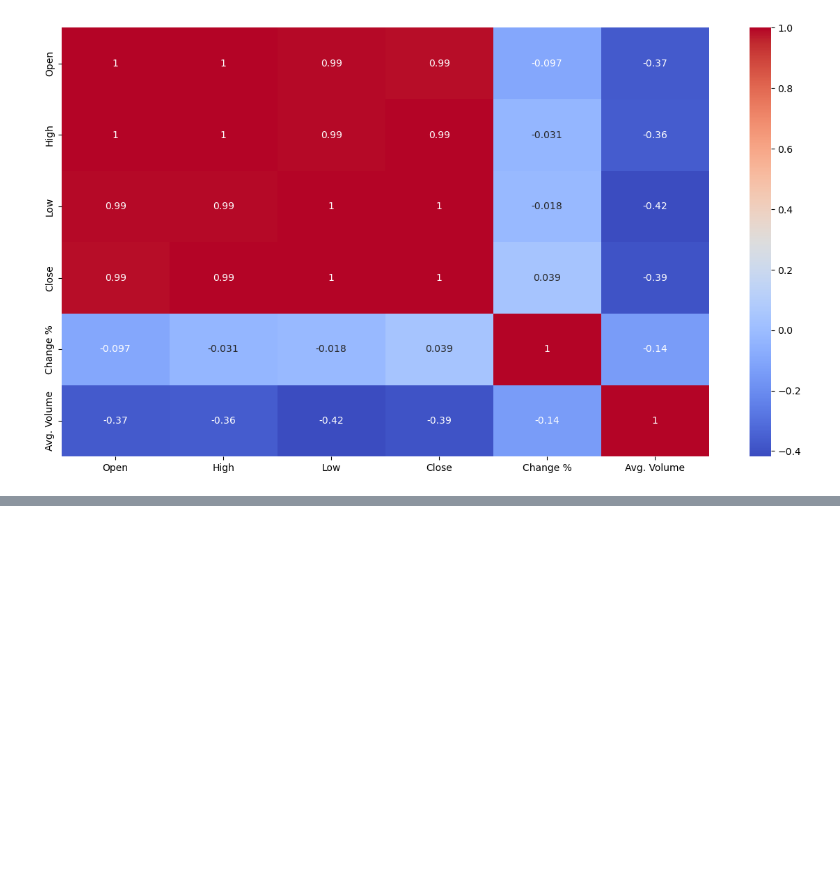
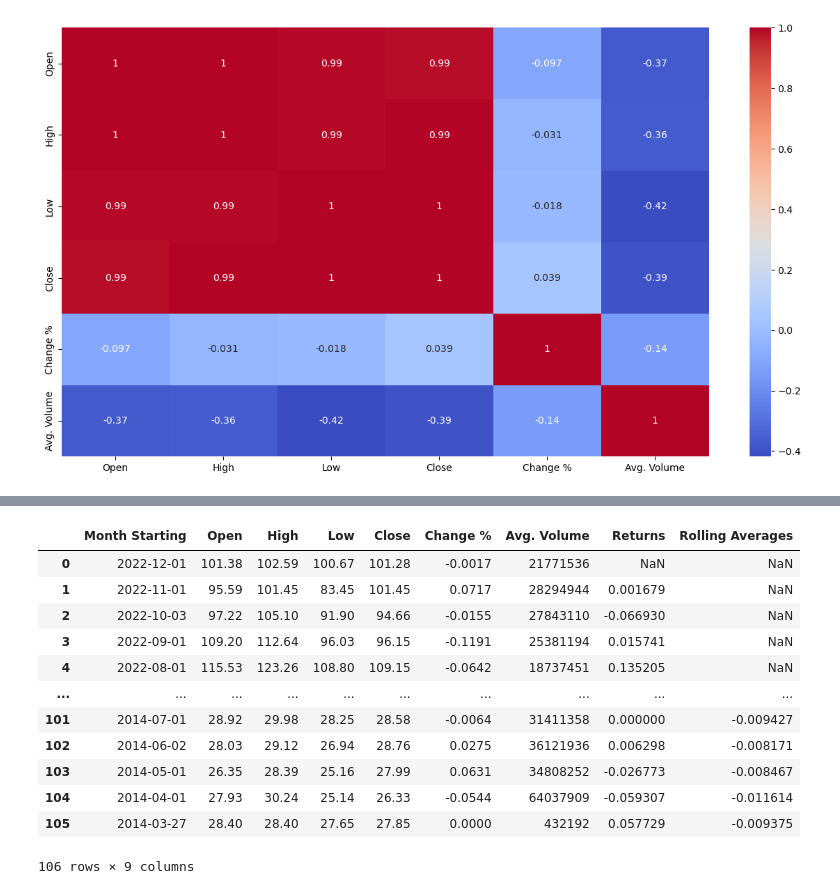
Before and after one commit to ShubhamGupta2505/MachineLearningPractice, a Jupyter notebook: google-stocks-data.ipynb, the cells around one changed output, grey strips where cells are left out. Cells and saved outputs as stored; diff of their text form; code cells hidden in the pictures; blank space fills up the shorter version.

```diff
--- a/google-stocks-data.ipynb
+++ b/google-stocks-data.ipynb
@@ -196,3 +196,6 @@ sns.heatmap(corr,annot=True,cmap='coolwarm')
 # %% [output]
 <Axes: >
 [figure]
+# %%
+df['Returns'] = df['Close'].pct_change()
+df
@@ -198,0 +216,17 @@ sns.heatmap(corr,annot=True,cmap='coolwarm')
+# %%
+df['Rolling Averages'] = df['Returns'].rolling(window=30).mean()
+df
+# %% [output]
+|  | Month Starting | Open | High | Low | Close | Change % | Avg. Volume | Returns | Rolling Averages |
+| 0 | 2022-12-01 | 101.38 | 102.59 | 100.67 | 101.28 | -0.0017 | 21771536 | NaN | NaN |
+| 1 | 2022-11-01 | 95.59 | 101.45 | 83.45 | 101.45 | 0.0717 | 28294944 | 0.001679 | NaN |
+| 2 | 2022-10-03 | 97.22 | 105.10 | 91.90 | 94.66 | -0.0155 | 27843110 | -0.066930 | NaN |
+| 3 | 2022-09-01 | 109.20 | 112.64 | 96.03 | 96.15 | -0.1191 | 25381194 | 0.015741 | NaN |
+| 4 | 2022-08-01 | 115.53 | 123.26 | 108.80 | 109.15 | -0.0642 | 18737451 | 0.135205 | NaN |
+| ... | ... | ... | ... | ... | ... | ... | ... | ... | ... |
+| 101 | 2014-07-01 | 28.92 | 29.98 | 28.25 | 28.58 | -0.0064 | 31411358 | 0.000000 | -0.009427 |
+| 102 | 2014-06-02 | 28.03 | 29.12 | 26.94 | 28.76 | 0.0275 | 36121936 | 0.006298 | -0.008171 |
+| 103 | 2014-05-01 | 26.35 | 28.39 | 25.16 | 27.99 | 0.0631 | 34808252 | -0.026773 | -0.008467 |
+| 104 | 2014-04-01 | 27.93 | 30.24 | 25.14 | 26.33 | -0.0544 | 64037909 | -0.059307 | -0.011614 |
+| 105 | 2014-03-27 | 28.40 | 28.40 | 27.65 | 27.85 | 0.0000 | 432192 | 0.057729 | -0.009375 |
+106 rows × 9 columns
```
Also changed, not shown: parts of 10 cells of this notebook.
